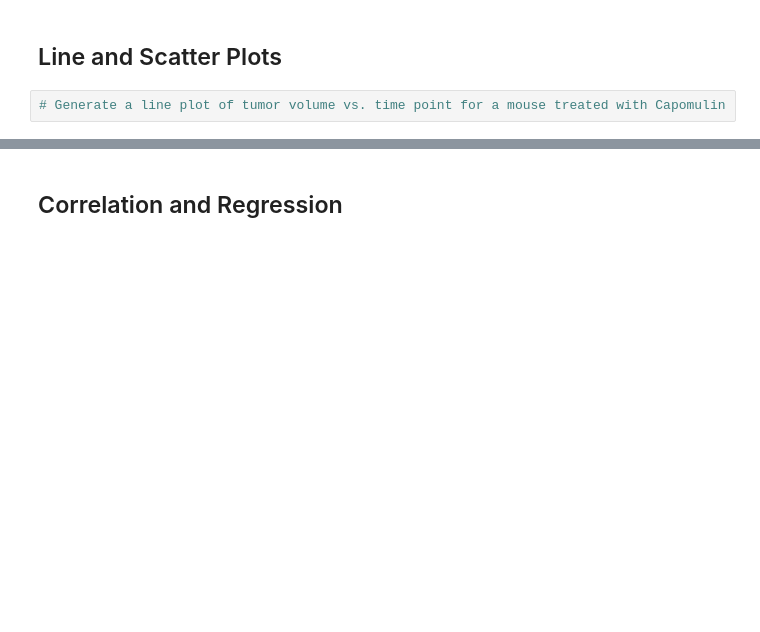
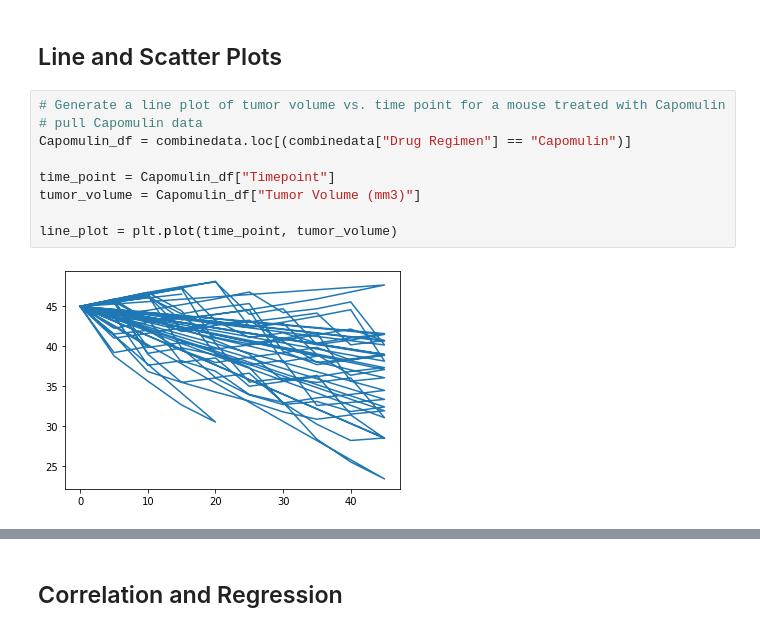
Before and after one commit to justinlpottsco/matplotlib-challenge, a Jupyter notebook: pymaceuticals_starter.ipynb, the cells around one changed output, grey strips where cells are left out. Cells and saved outputs as stored; diff of their text form; blank space fills up the shorter version.

```diff
--- a/pymaceuticals_starter.ipynb
+++ b/pymaceuticals_starter.ipynb
@@ -225,5 +230,14 @@ Text(0.5, 1.0, 'male vs female')
 ## Line and Scatter Plots
 # %%
 # Generate a line plot of tumor volume vs. time point for a mouse treated with Capomulin
+# pull Capomulin data
+Capomulin_df = combinedata.loc[(combinedata["Drug Regimen"] == "Capomulin")]
+
+time_point = Capomulin_df["Timepoint"]
+tumor_volume = Capomulin_df["Tumor Volume (mm3)"]
+
+line_plot = plt.plot(time_point, tumor_volume)
+# %% [output]
+[figure, added]
 # %%
 # Generate a scatter plot of average tumor volume vs. mouse weight for the Capomulin regimen
```
Also changed, not shown: parts of 2 cells of this notebook.
